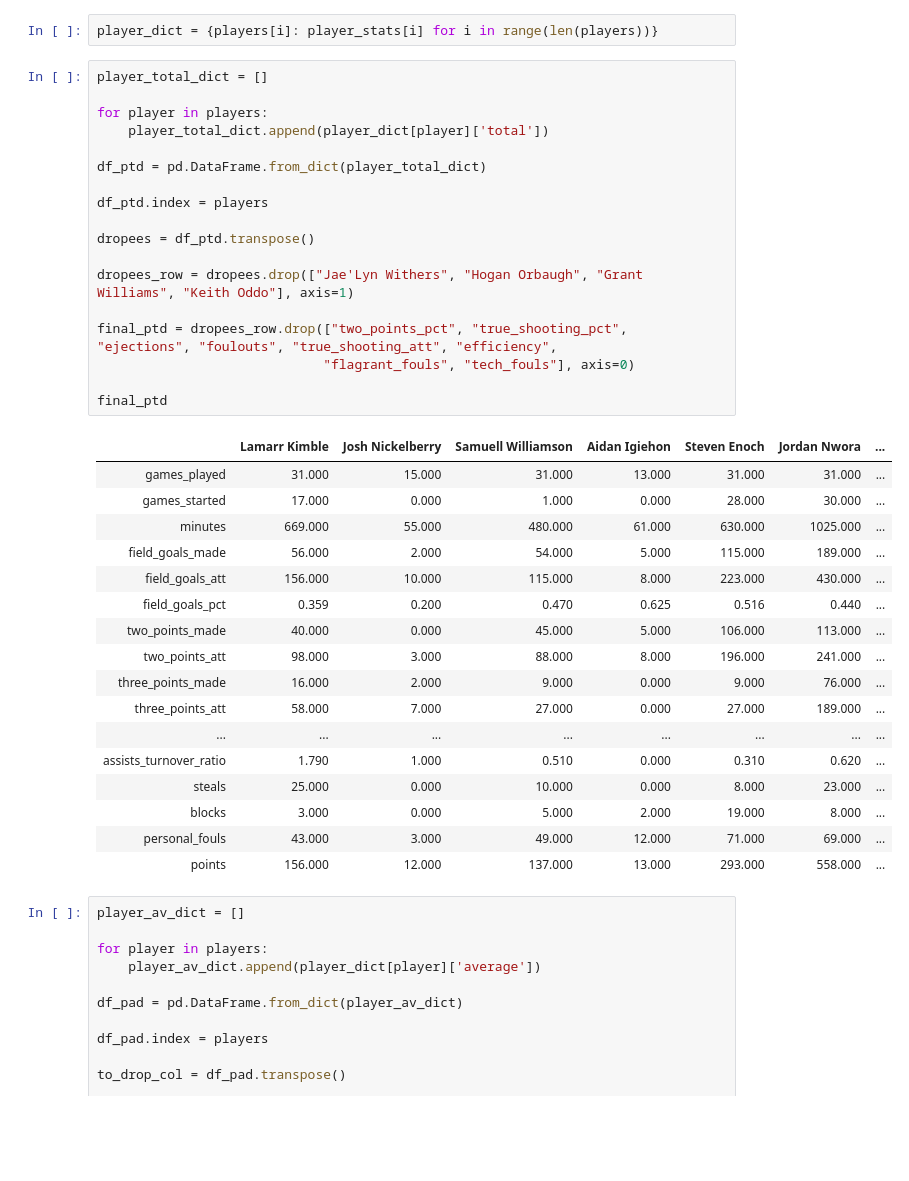
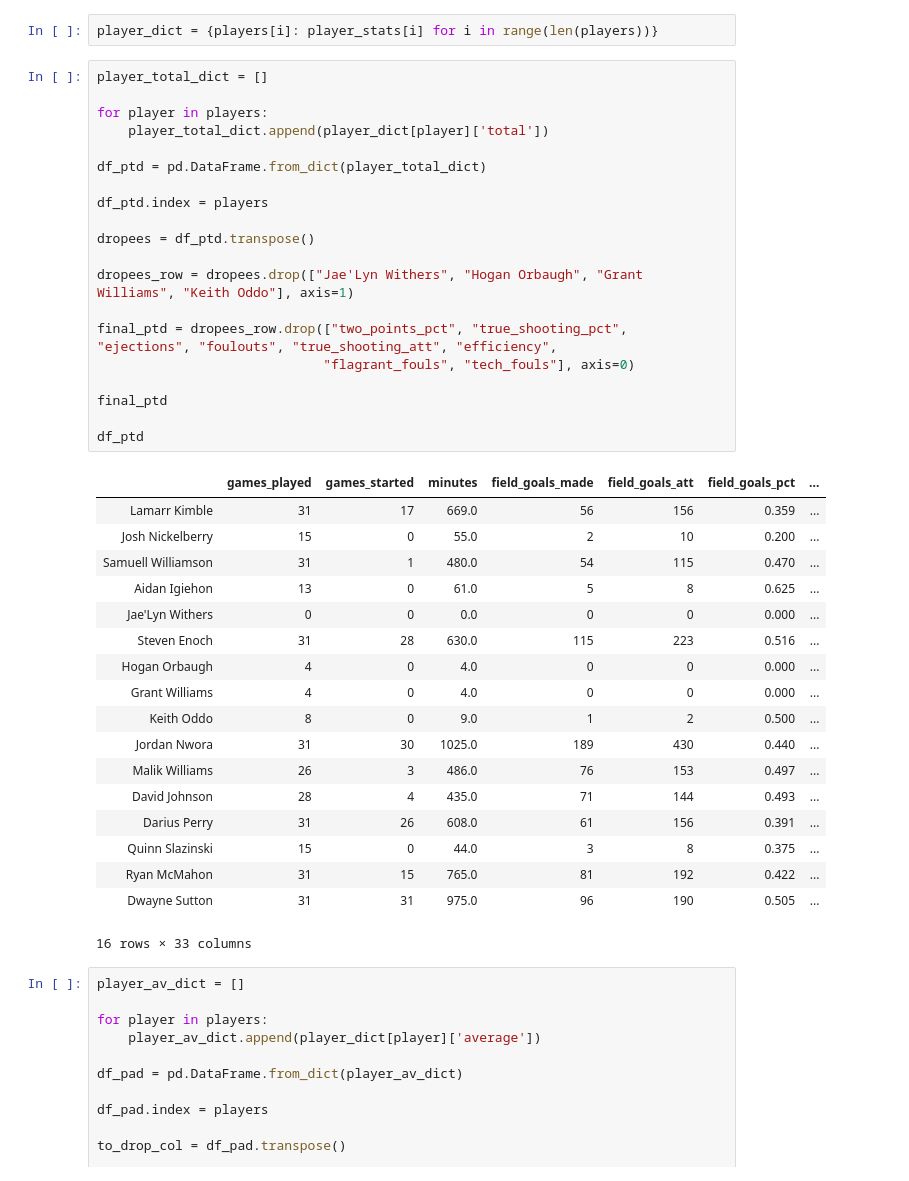
Before and after one commit to Bourbonplaytime/LouisvilleMBBStats, a Jupyter notebook: Louisville_Rebounds_as_Percentage.ipynb, the cells around one changed output. Drawn from its saved outputs; the diff is of its cells as text; blank space fills up the shorter version.

```diff
--- a/Louisville_Rebounds_as_Percentage.ipynb
+++ b/Louisville_Rebounds_as_Percentage.ipynb
@@ -71,39 +72,42 @@ player_dict = {players[i]: player_stats[i] for i in range(len(players))}
 # %%
 player_total_dict = []
 
 for player in players:
     player_total_dict.append(player_dict[player]['total'])
 
 df_ptd = pd.DataFrame.from_dict(player_total_dict)
 
 df_ptd.index = players
 
 dropees = df_ptd.transpose()
 
 dropees_row = dropees.drop(["Jae'Lyn Withers", "Hogan Orbaugh", "Grant Williams", "Keith Oddo"], axis=1)
 
 final_ptd = dropees_row.drop(["two_points_pct", "true_shooting_pct", "ejections", "foulouts", "true_shooting_att", "efficiency",
                              "flagrant_fouls", "tech_fouls"], axis=0)
 
 final_ptd
+
+df_ptd
 # %% [output]
-|  | Lamarr Kimble | Josh Nickelberry | Samuell Williamson | Aidan Igiehon | Steven Enoch | Jordan Nwora | ... |
-| games_played | 31.000 | 15.000 | 31.000 | 13.000 | 31.000 | 31.000 | ... |
-| games_started | 17.000 | 0.000 | 1.000 | 0.000 | 28.000 | 30.000 | ... |
-| minutes | 669.000 | 55.000 | 480.000 | 61.000 | 630.000 | 1025.000 | ... |
-| field_goals_made | 56.000 | 2.000 | 54.000 | 5.000 | 115.000 | 189.000 | ... |
-| field_goals_att | 156.000 | 10.000 | 115.000 | 8.000 | 223.000 | 430.000 | ... |
-| field_goals_pct | 0.359 | 0.200 | 0.470 | 0.625 | 0.516 | 0.440 | ... |
-| two_points_made | 40.000 | 0.000 | 45.000 | 5.000 | 106.000 | 113.000 | ... |
-| two_points_att | 98.000 | 3.000 | 88.000 | 8.000 | 196.000 | 241.000 | ... |
-| three_points_made | 16.000 | 2.000 | 9.000 | 0.000 | 9.000 | 76.000 | ... |
-| three_points_att | 58.000 | 7.000 | 27.000 | 0.000 | 27.000 | 189.000 | ... |
-| ... | ... | ... | ... | ... | ... | ... | ... |
-| assists_turnover_ratio | 1.790 | 1.000 | 0.510 | 0.000 | 0.310 | 0.620 | ... |
-| steals | 25.000 | 0.000 | 10.000 | 0.000 | 8.000 | 23.000 | ... |
-| blocks | 3.000 | 0.000 | 5.000 | 2.000 | 19.000 | 8.000 | ... |
-| personal_fouls | 43.000 | 3.000 | 49.000 | 12.000 | 71.000 | 69.000 | ... |
-| points | 156.000 | 12.000 | 137.000 | 13.000 | 293.000 | 558.000 | ... |
+|  | games_played | games_started | minutes | field_goals_made | field_goals_att | field_goals_pct | ... |
+| Lamarr Kimble | 31 | 17 | 669.0 | 56 | 156 | 0.359 | ... |
+| Josh Nickelberry | 15 | 0 | 55.0 | 2 | 10 | 0.200 | ... |
+| Samuell Williamson | 31 | 1 | 480.0 | 54 | 115 | 0.470 | ... |
+| Aidan Igiehon | 13 | 0 | 61.0 | 5 | 8 | 0.625 | ... |
+| Jae'Lyn Withers | 0 | 0 | 0.0 | 0 | 0 | 0.000 | ... |
+| Steven Enoch | 31 | 28 | 630.0 | 115 | 223 | 0.516 | ... |
+| Hogan Orbaugh | 4 | 0 | 4.0 | 0 | 0 | 0.000 | ... |
+| Grant Williams | 4 | 0 | 4.0 | 0 | 0 | 0.000 | ... |
+| Keith Oddo | 8 | 0 | 9.0 | 1 | 2 | 0.500 | ... |
+| Jordan Nwora | 31 | 30 | 1025.0 | 189 | 430 | 0.440 | ... |
+| Malik Williams | 26 | 3 | 486.0 | 76 | 153 | 0.497 | ... |
+| David Johnson | 28 | 4 | 435.0 | 71 | 144 | 0.493 | ... |
+| Darius Perry | 31 | 26 | 608.0 | 61 | 156 | 0.391 | ... |
+| Quinn Slazinski | 15 | 0 | 44.0 | 3 | 8 | 0.375 | ... |
+| Ryan McMahon | 31 | 15 | 765.0 | 81 | 192 | 0.422 | ... |
+| Dwayne Sutton | 31 | 31 | 975.0 | 96 | 190 | 0.505 | ... |
+16 rows × 33 columns
 # %%
 player_av_dict = []
 
```
Also changed, not shown: parts of 7 cells of this notebook.
